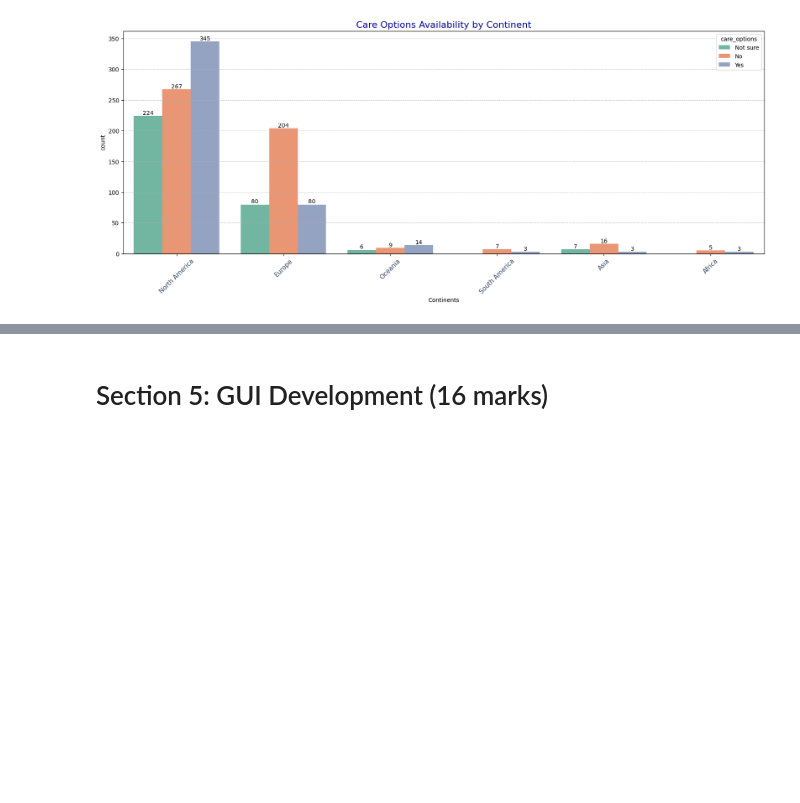
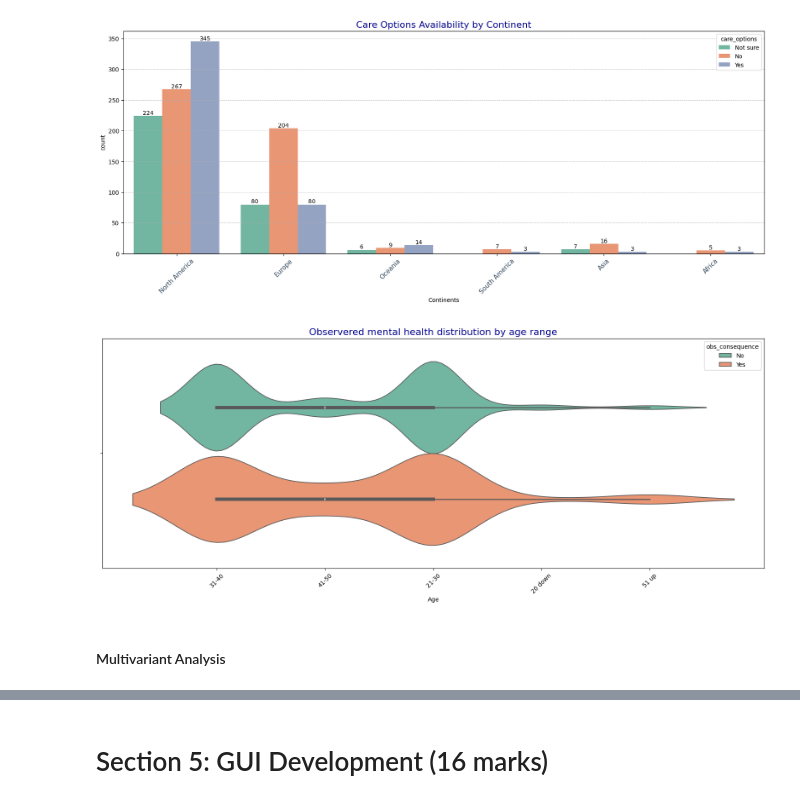
Before and after one commit to guavacoderepo/SOFT40161-COURSE-WORK, a Jupyter notebook: NTU_N1280799_SOFT40161_2.ipynb, the cells around one changed output, grey strips where cells are left out. Cells and saved outputs as stored; diff of their text form; code cells hidden in the pictures; blank space fills up the shorter version.

```diff
--- a/NTU_N1280799_SOFT40161_2.ipynb
+++ b/NTU_N1280799_SOFT40161_2.ipynb
@@ -564,0 +655,7 @@ plot_count_plot(data=df, x='Continents', hue='care_options', title='Care Options
+# %%
+# Observered mental health distribution by age range violin plot
+plot_violin_plot(df, 'Age', 'Observered mental health distribution by age range', hue='obs_consequence')
+# %% [output]
+[figure, added]
+# %% [markdown]
+#### Multivariant Analysis
```
Also changed, not shown: parts of 66 cells of this notebook, 1 other file.
